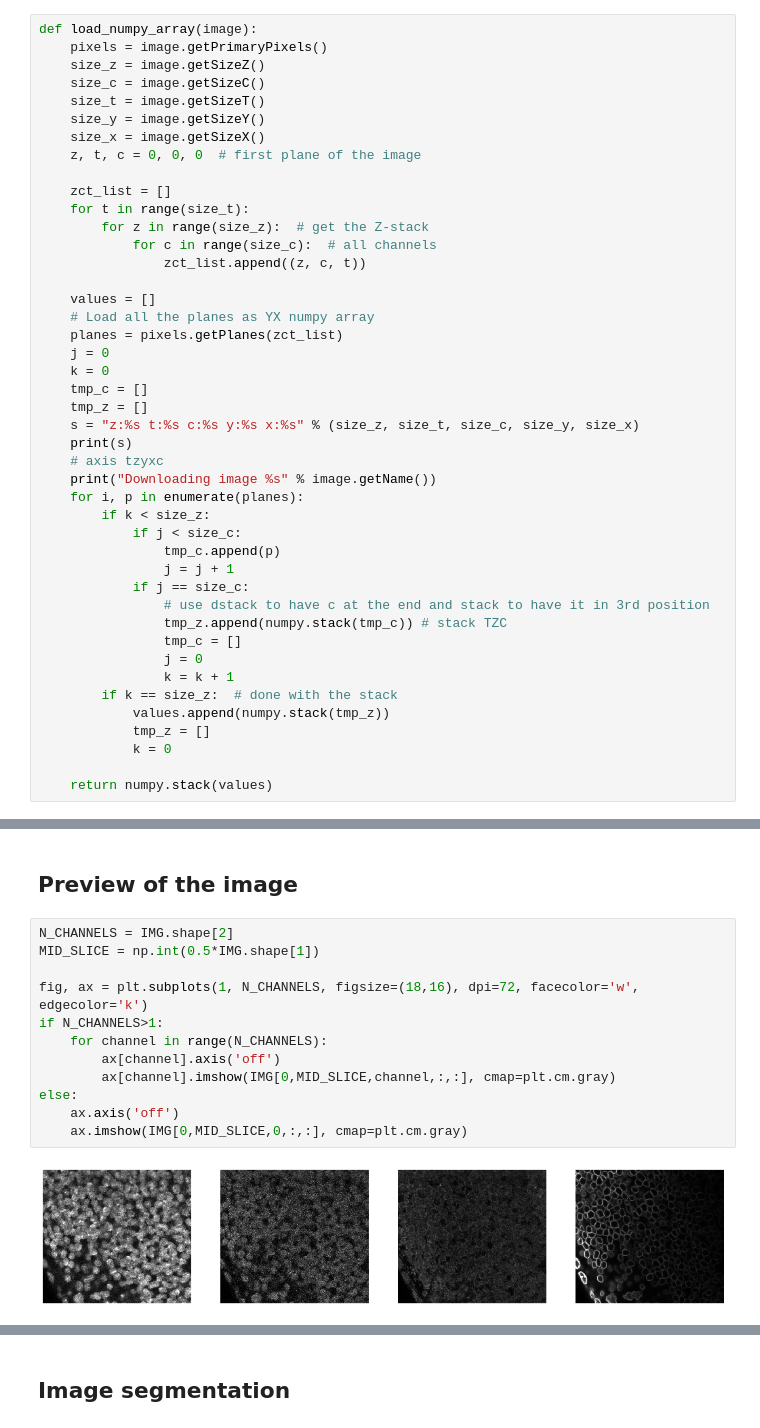
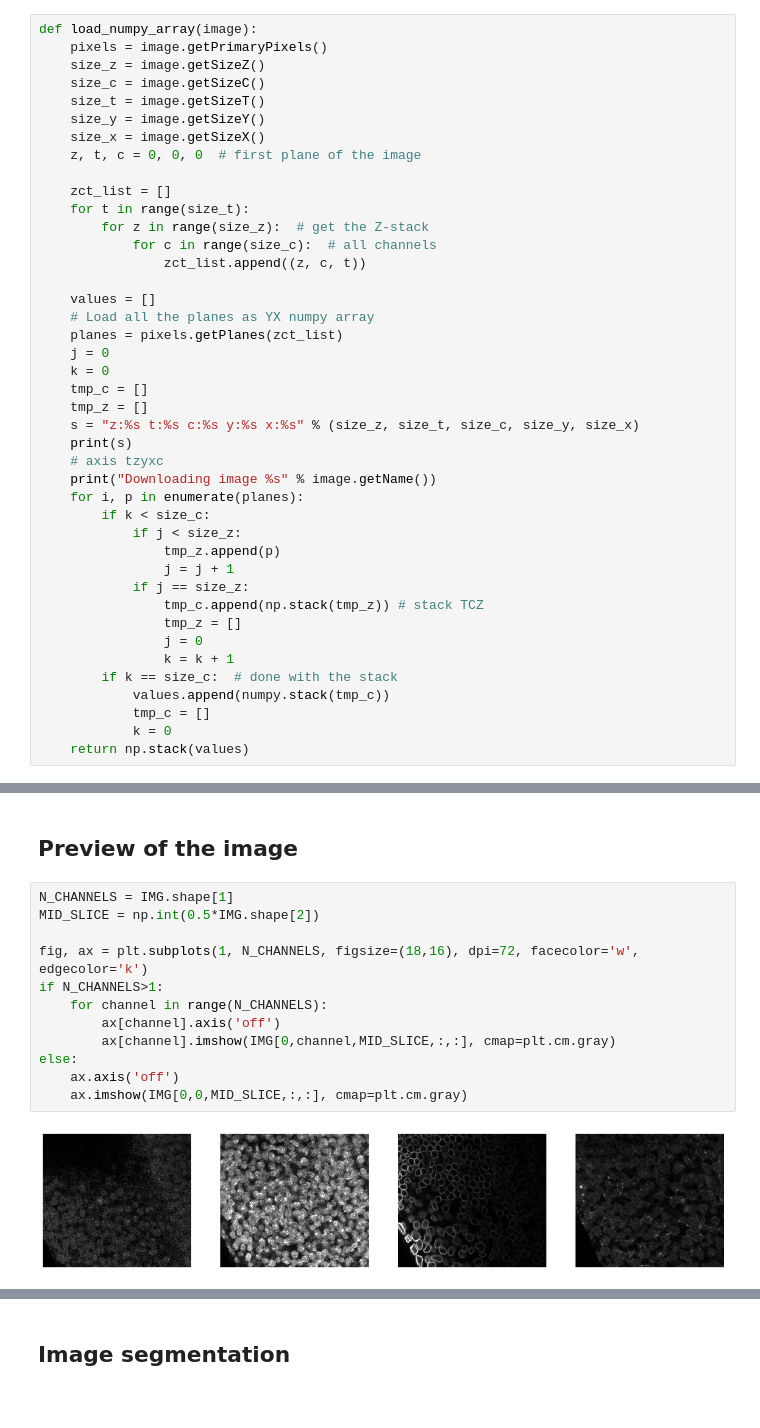
Before and after one commit to jburel/aics-segmentation, a Jupyter notebook: lookup_table_demo/playground_curvi_idr.ipynb, the cells around one changed output, grey strips where cells are left out. Drawn from its saved outputs; the diff is of its cells as text.

Commit message:
match format returned by reader

```diff
--- a/lookup_table_demo/playground_curvi_idr.ipynb
+++ b/lookup_table_demo/playground_curvi_idr.ipynb
@@ -76,22 +76,20 @@ def load_numpy_array(image):
     # axis tzyxc
     print("Downloading image %s" % image.getName())
     for i, p in enumerate(planes):
-        if k < size_z:
-            if j < size_c:
-                tmp_c.append(p)
+        if k < size_c:
+            if j < size_z:
+                tmp_z.append(p)
                 j = j + 1
-            if j == size_c:
-                # use dstack to have c at the end and stack to have it in 3rd position
-                tmp_z.append(numpy.stack(tmp_c)) # stack TZC
-                tmp_c = []
+            if j == size_z:
+                tmp_c.append(np.stack(tmp_z)) # stack TCZ
+                tmp_z = []
                 j = 0
                 k = k + 1
-        if k == size_z:  # done with the stack
-            values.append(numpy.stack(tmp_z))
-            tmp_z = []
+        if k == size_c:  # done with the stack
+            values.append(numpy.stack(tmp_c))
+            tmp_c = []
             k = 0
-
-    return numpy.stack(values)
+    return np.stack(values)
 # %%
 def plane_gen():
     """
@@ -122,19 +117,19 @@ Downloading image E875_Zone_1.tif
 # %% [markdown]
 ## Preview of the image
 # %%
-N_CHANNELS = IMG.shape[2]
-MID_SLICE = np.int(0.5*IMG.shape[1])
+N_CHANNELS = IMG.shape[1]
+MID_SLICE = np.int(0.5*IMG.shape[2])
 
 fig, ax = plt.subplots(1, N_CHANNELS, figsize=(18,16), dpi=72, facecolor='w', edgecolor='k')
 if N_CHANNELS>1:
     for channel in range(N_CHANNELS):
         ax[channel].axis('off')
-        ax[channel].imshow(IMG[0,MID_SLICE,channel,:,:], cmap=plt.cm.gray)
+        ax[channel].imshow(IMG[0,channel,MID_SLICE,:,:], cmap=plt.cm.gray)
 else:
     ax.axis('off')
-    ax.imshow(IMG[0,MID_SLICE,0,:,:], cmap=plt.cm.gray)
+    ax.imshow(IMG[0,0,MID_SLICE,:,:], cmap=plt.cm.gray)
 # %% [output]
-[figure, old version]
+[figure, new version]
 # %%
 #####################
 structure_channel = 2
```
Also changed, not shown: parts of 5 cells of this notebook.
